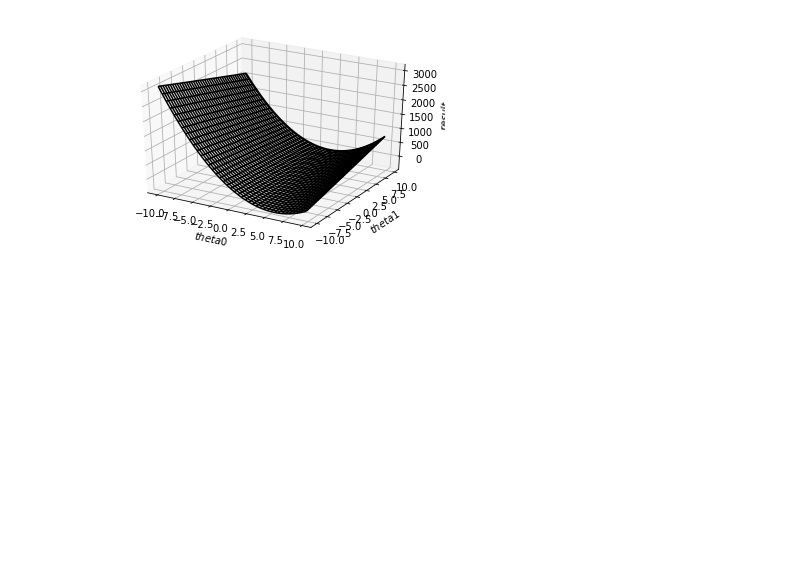
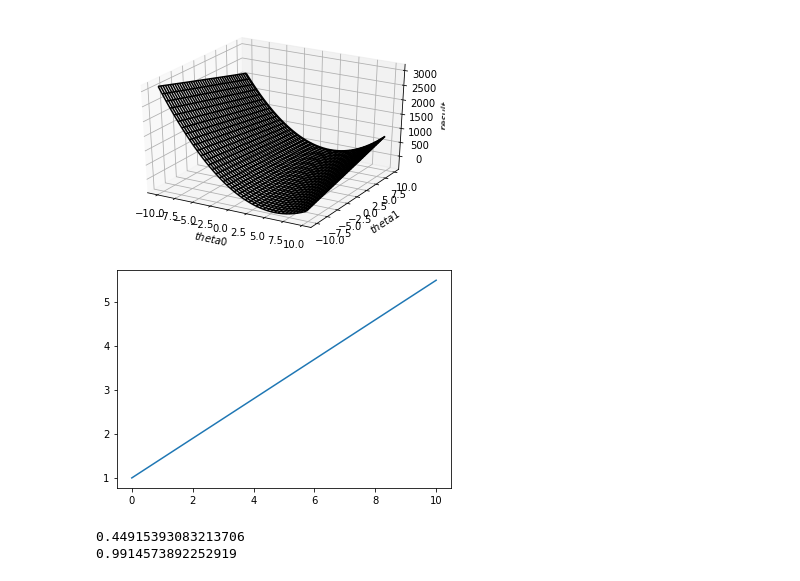
Before and after one commit to yohan-jang/Cau_DeepRunning, a Jupyter notebook: hw01-2.ipynb, the cells around one changed output. Drawn from its saved outputs; the diff is of its cells as text; code cells hidden in the pictures; blank space fills up the shorter version.

```diff
--- a/hw01-2.ipynb
+++ b/hw01-2.ipynb
@@ -43,3 +42,25 @@ ax.set_zlabel(r'$result$')
 plt.show()
 # %% [output]
 [figure]
+# %%
+theta0 = float(1) #weight 1
+theta1 = float(1) #weight 2
+w = float(0.001)
+
+
+for i in range(10000):
+  theta0 = theta0 - w*(((theta0*sigma_x**2)+(theta1*sigma_x)-(sigma_x*sigma_y))/10)
+  theta1 = theta1 - w*(((theta0*sigma_x)+theta1-sigma_y)/10)
+
+
+x2 = np.linspace(0,10,20)
+y2 = theta0*x2+theta1
+plt.plot(x2,y2)
+plt.show()
+
+print(theta0)
+print(theta1)
+# %% [output]
+[figure, added]
+0.44915393083213706
+0.9914573892252919
```
Also changed, not shown: parts of 2 cells of this notebook.
